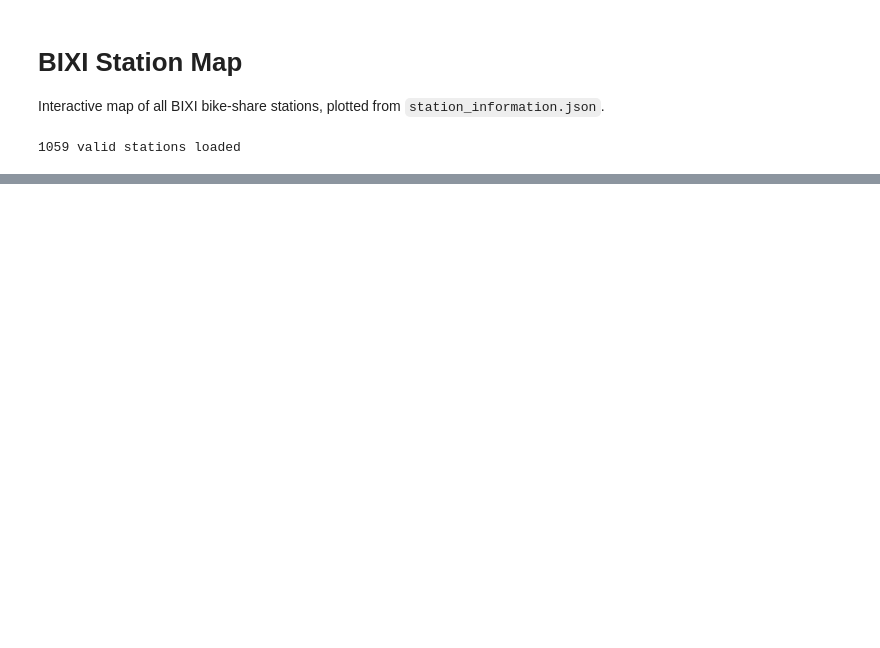
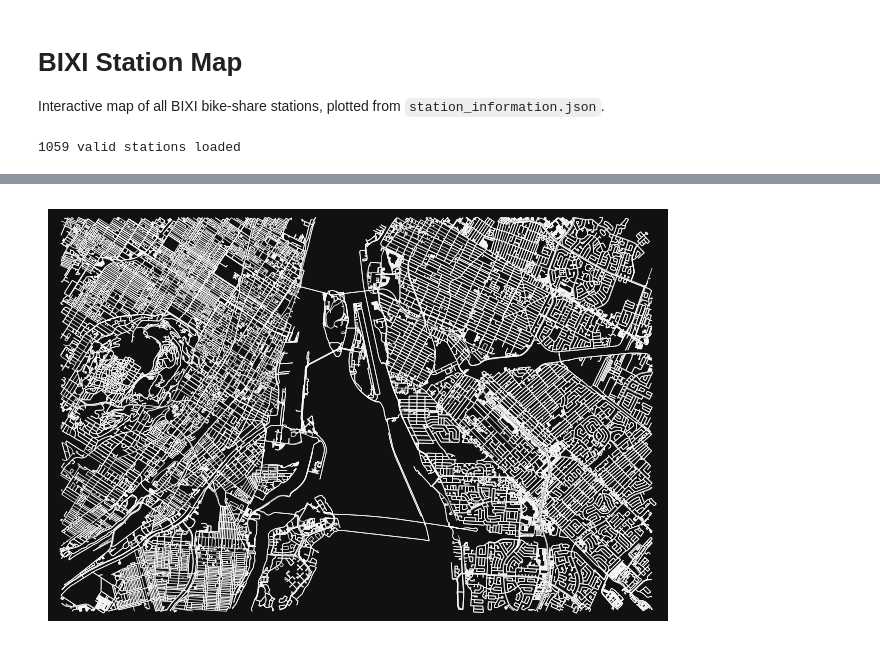
Before and after one commit to peterhxk/BIXIMapping, a Jupyter notebook: stations_map.ipynb, the cells around one changed output, grey strips where cells are left out. Saved outputs shown, nothing was run; the diff lists cells and outputs as text; code cells hidden in the pictures; blank space fills up the shorter version.

```diff
--- a/stations_map.ipynb
+++ b/stations_map.ipynb
@@ -110,3 +129,13 @@ m2.fit_bounds(bounds, padding=(24, 24))
 m2
 # %% [output]
 [interactive output not drawn]
+# %%
+import osmnx as ox
+
+bounding_box = [-73.62368, 45.44845, -73.43142, 45.53822]
+G = ox.graph.graph_from_bbox(bounding_box, network_type="bike")
+# %%
+fig, ax = ox.plot.plot_graph(G, node_size=0, edge_color="#FFFFFF", edge_linewidth=0.5, show=False)
+fig.show()
+# %% [output]
+[figure, added]
```
Also changed, not shown: parts of 8 cells of this notebook, 1 other file.
